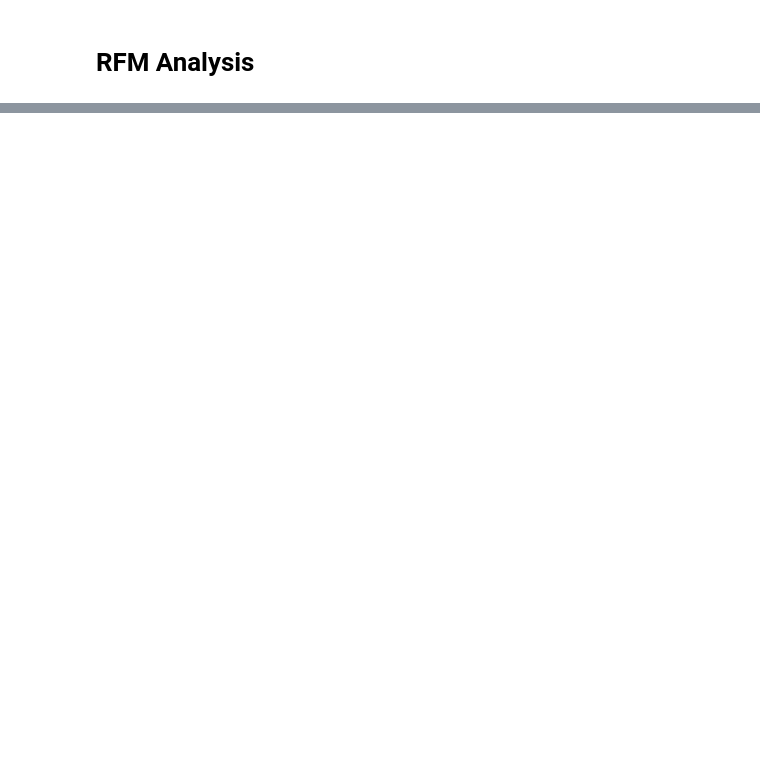
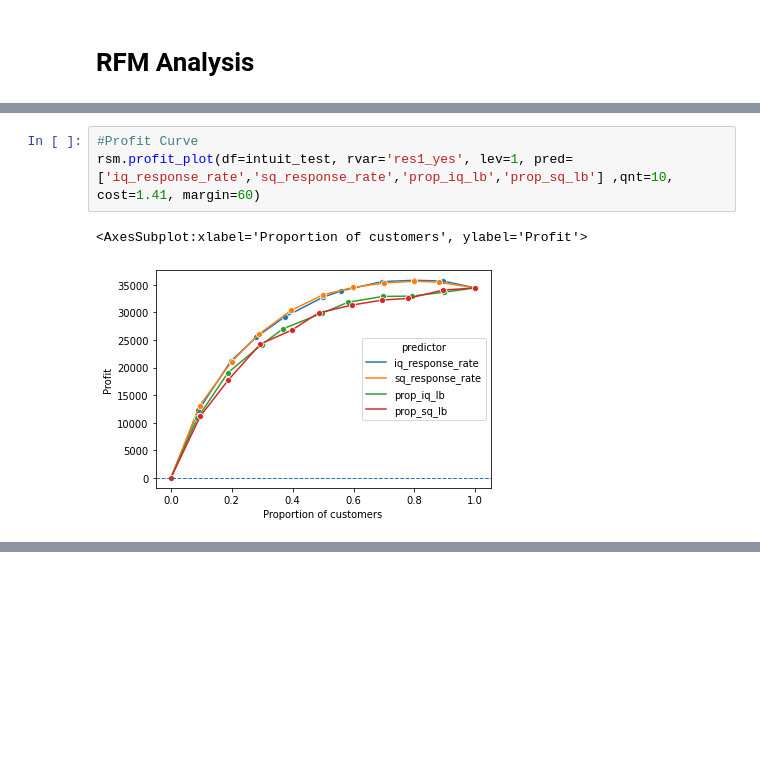
Before and after one commit to sauravjayan/Intuit-Quickbooks, a Jupyter notebook: intuit.ipynb, the cells around one changed output, grey strips where cells are left out. Cells and saved outputs as stored; diff of their text form; blank space fills up the shorter version.

```diff
--- a/intuit.ipynb
+++ b/intuit.ipynb
@@ -223,0 +356,6 @@ As expected last(recency), numords(frequency), and dollars(monetary) variables h
+# %%
+#Profit Curve
+rsm.profit_plot(df=intuit_test, rvar='res1_yes', lev=1, pred= ['iq_response_rate','sq_response_rate','prop_iq_lb','prop_sq_lb'] ,qnt=10, cost=1.41, margin=60)
+# %% [output]
+<AxesSubplot:xlabel='Proportion of customers', ylabel='Profit'>
+[figure, added]
```
Also changed, not shown: parts of 23 cells of this notebook, 1 other file.
